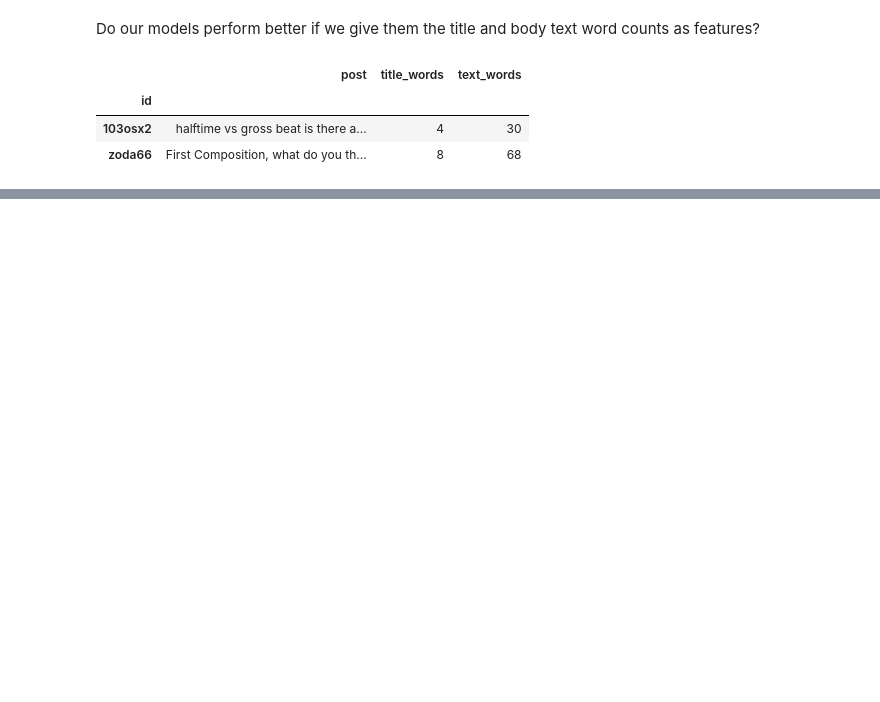
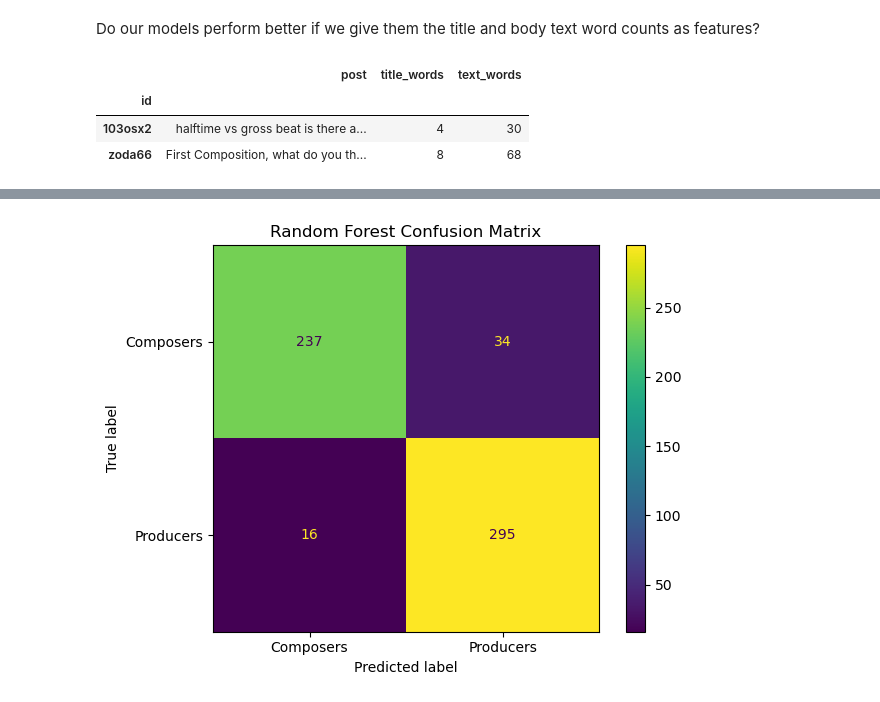
Before and after one commit to simonlazarus/Classifying-Music-Makers-from-Message-Data, a Jupyter notebook: code/04_modeling.ipynb, the cells around one changed output, grey strips where cells are left out. Cells and saved outputs as stored; diff of their text form; code cells hidden in the pictures; blank space fills up the shorter version.

```diff
--- a/code/04_modeling.ipynb
+++ b/code/04_modeling.ipynb
@@ -841,0 +1105,8 @@ nb_title_gs.score(X_test_title, y_test)
+# %%
+est = 'rf_gs1'
+ConfusionMatrixDisplay.from_estimator(locals()[est], X_test, y_test);
+plt.title(f'{names_dict[est]} Confusion Matrix');
+plt.tight_layout();
+plt.savefig(f'../images/{names_dict[est]}_Confusion_Matrix.png')
+# %% [output]
+[figure, added]
```
Also changed, not shown: parts of 85 cells of this notebook, 8 other files.
